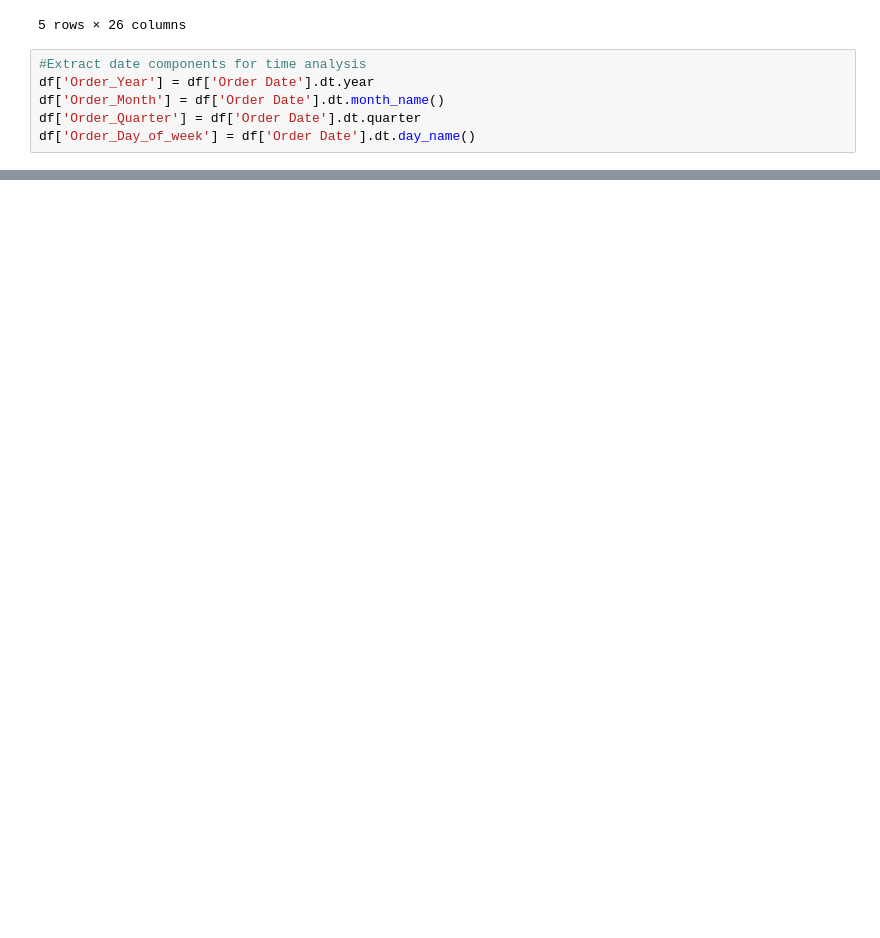
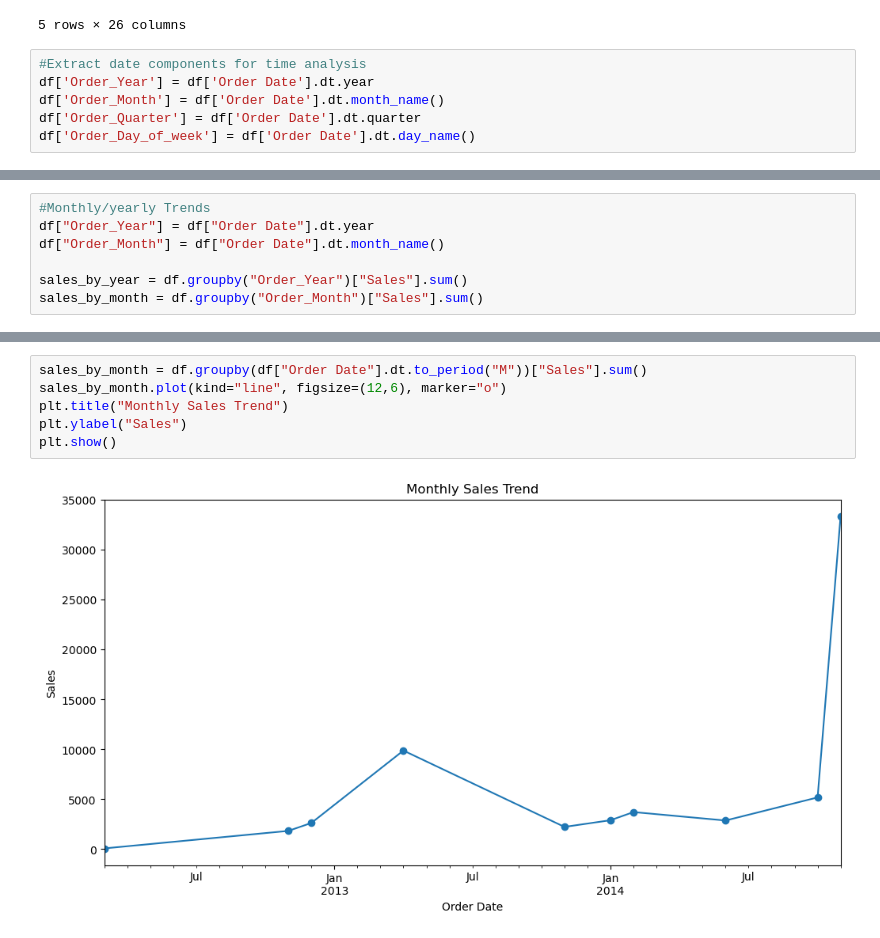
Before and after one commit to Lenmbugua/Analytics-Practice-Datasets, a Jupyter notebook: GlobalSuperstore.ipynb, the cells around one changed output, grey strips where cells are left out. Saved outputs shown, nothing was run; the diff lists cells and outputs as text; blank space fills up the shorter version.

```diff
--- a/GlobalSuperstore.ipynb
+++ b/GlobalSuperstore.ipynb
@@ -301,0 +451,7 @@ df.head()
+# %%
+#Monthly/yearly Trends
+df["Order_Year"] = df["Order Date"].dt.year
+df["Order_Month"] = df["Order Date"].dt.month_name()
+
+sales_by_year = df.groupby("Order_Year")["Sales"].sum()
+sales_by_month = df.groupby("Order_Month")["Sales"].sum()
@@ -301,0 +488,8 @@ df.head()
+# %%
+sales_by_month = df.groupby(df["Order Date"].dt.to_period("M"))["Sales"].sum()
+sales_by_month.plot(kind="line", figsize=(12,6), marker="o")
+plt.title("Monthly Sales Trend")
+plt.ylabel("Sales")
+plt.show()
+# %% [output]
+[figure, added]
```
Also changed, not shown: parts of 18 cells of this notebook.
